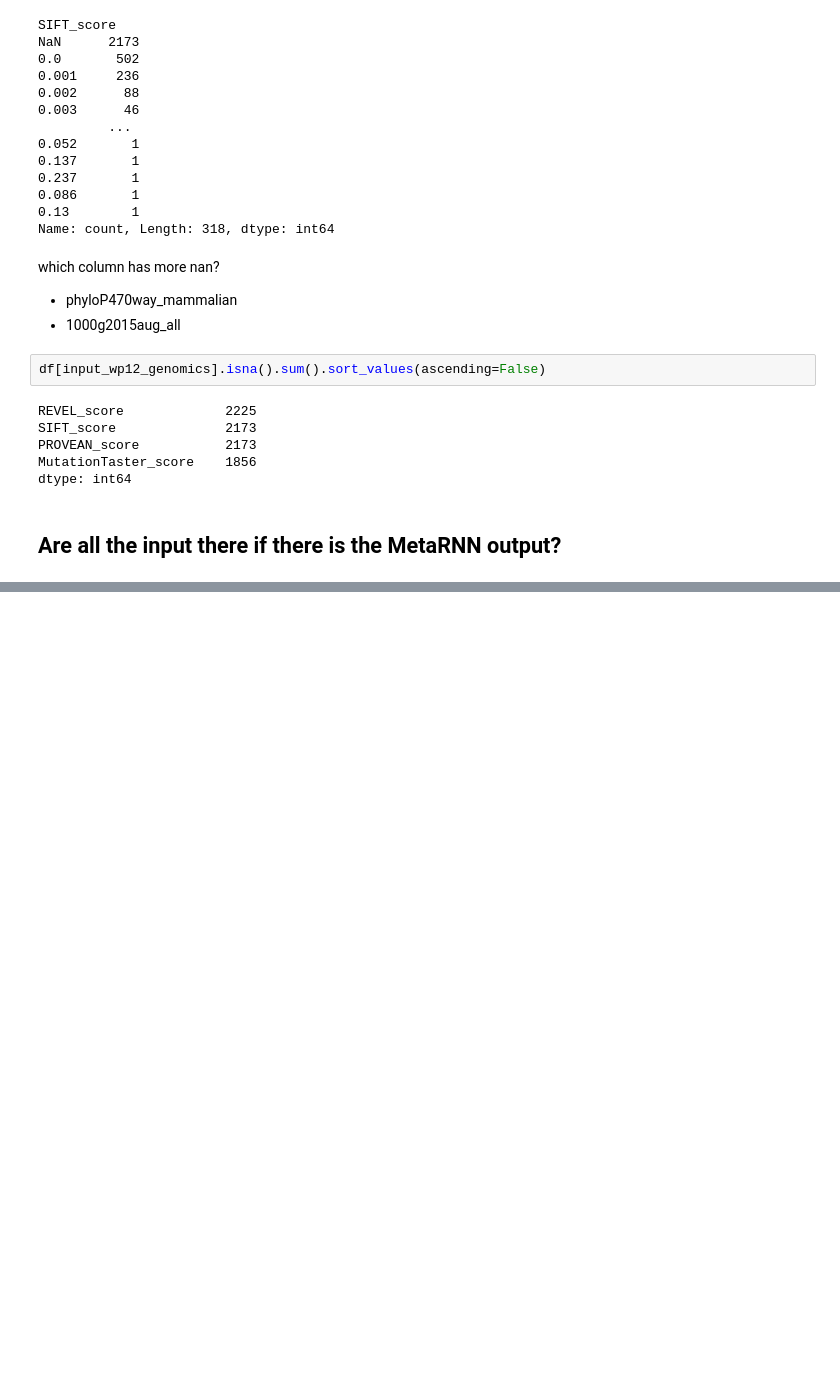
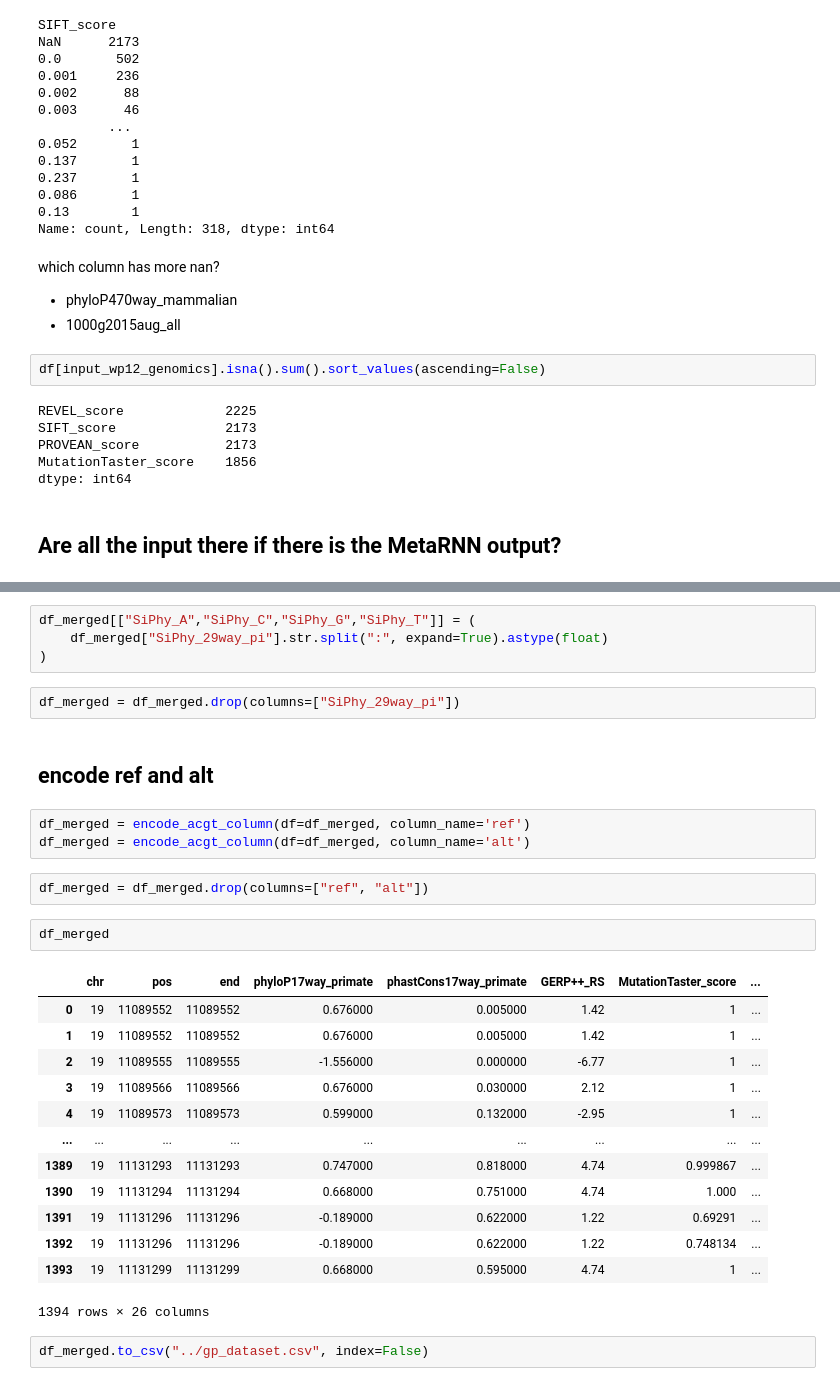
Before and after one commit to gpietrop/CATT, a Jupyter notebook: glo_files/transfer_3455332_files_6ddf61cf/analysis-annovar-output.ipynb, the cells around one changed output, grey strips where cells are left out. Cells and saved outputs as stored; diff of their text form; blank space fills up the shorter version.

```diff
--- a/glo_files/transfer_3455332_files_6ddf61cf/analysis-annovar-output.ipynb
+++ b/glo_files/transfer_3455332_files_6ddf61cf/analysis-annovar-output.ipynb
@@ -153,0 +327,31 @@ df_no_nan
+# %%
+df_merged[["SiPhy_A","SiPhy_C","SiPhy_G","SiPhy_T"]] = (
+    df_merged["SiPhy_29way_pi"].str.split(":", expand=True).astype(float)
+)
+# %%
+df_merged = df_merged.drop(columns=["SiPhy_29way_pi"])
+# %% [markdown]
+## encode ref and alt
+# %%
+df_merged = encode_acgt_column(df=df_merged, column_name='ref')
+df_merged = encode_acgt_column(df=df_merged, column_name='alt')
+# %%
+df_merged = df_merged.drop(columns=["ref", "alt"])
+# %%
+df_merged
+# %% [output]
+|  | chr | pos | end | phyloP17way_primate | phastCons17way_primate | GERP++_RS | MutationTaster_score | ... |
+| 0 | 19 | 11089552 | 11089552 | 0.676000 | 0.005000 | 1.42 | 1 | ... |
+| 1 | 19 | 11089552 | 11089552 | 0.676000 | 0.005000 | 1.42 | 1 | ... |
+| 2 | 19 | 11089555 | 11089555 | -1.556000 | 0.000000 | -6.77 | 1 | ... |
+| 3 | 19 | 11089566 | 11089566 | 0.676000 | 0.030000 | 2.12 | 1 | ... |
+| 4 | 19 | 11089573 | 11089573 | 0.599000 | 0.132000 | -2.95 | 1 | ... |
+| ... | ... | ... | ... | ... | ... | ... | ... | ... |
+| 1389 | 19 | 11131293 | 11131293 | 0.747000 | 0.818000 | 4.74 | 0.999867 | ... |
+| 1390 | 19 | 11131294 | 11131294 | 0.668000 | 0.751000 | 4.74 | 1.000 | ... |
+| 1391 | 19 | 11131296 | 11131296 | -0.189000 | 0.622000 | 1.22 | 0.69291 | ... |
+| 1392 | 19 | 11131296 | 11131296 | -0.189000 | 0.622000 | 1.22 | 0.748134 | ... |
+| 1393 | 19 | 11131299 | 11131299 | 0.668000 | 0.595000 | 4.74 | 1 | ... |
+1394 rows × 26 columns
+# %%
+df_merged.to_csv("../gp_dataset.csv", index=False)
```
Also changed, not shown: parts of 21 cells of this notebook, 2 other files.
